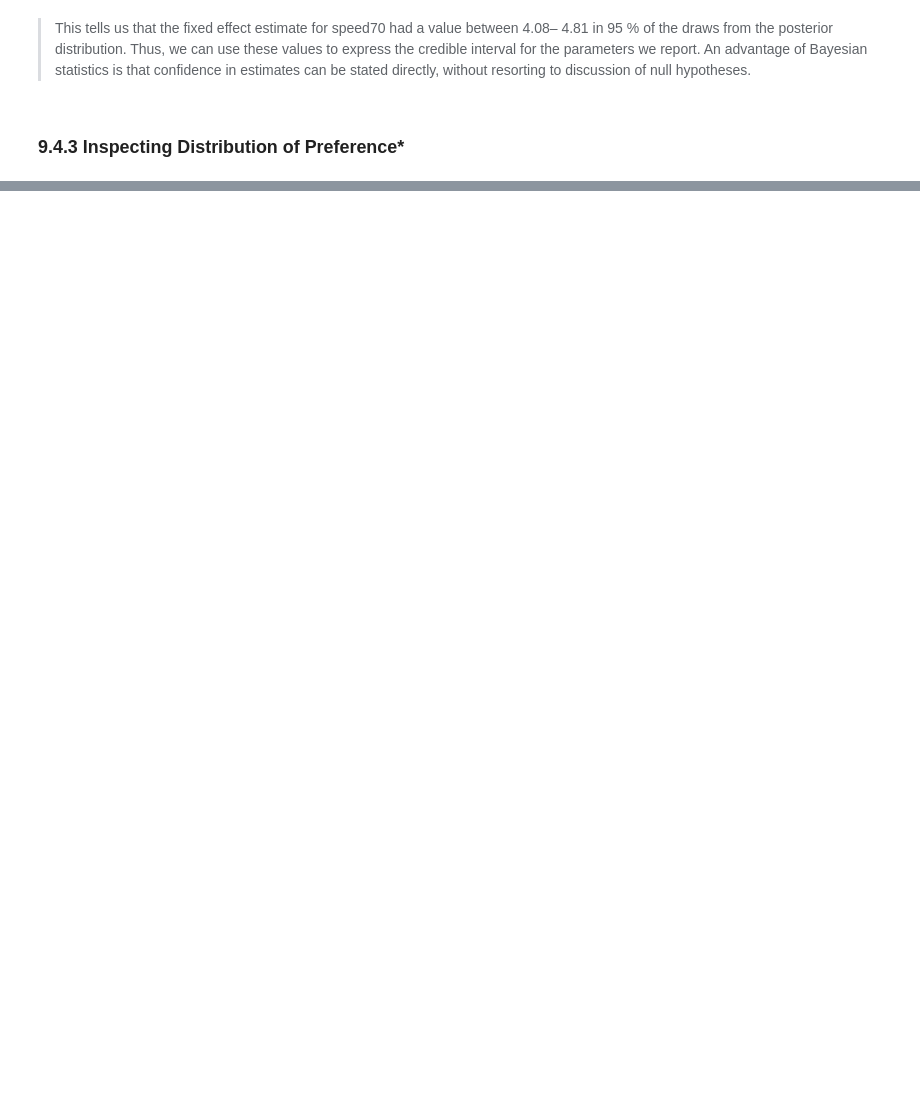
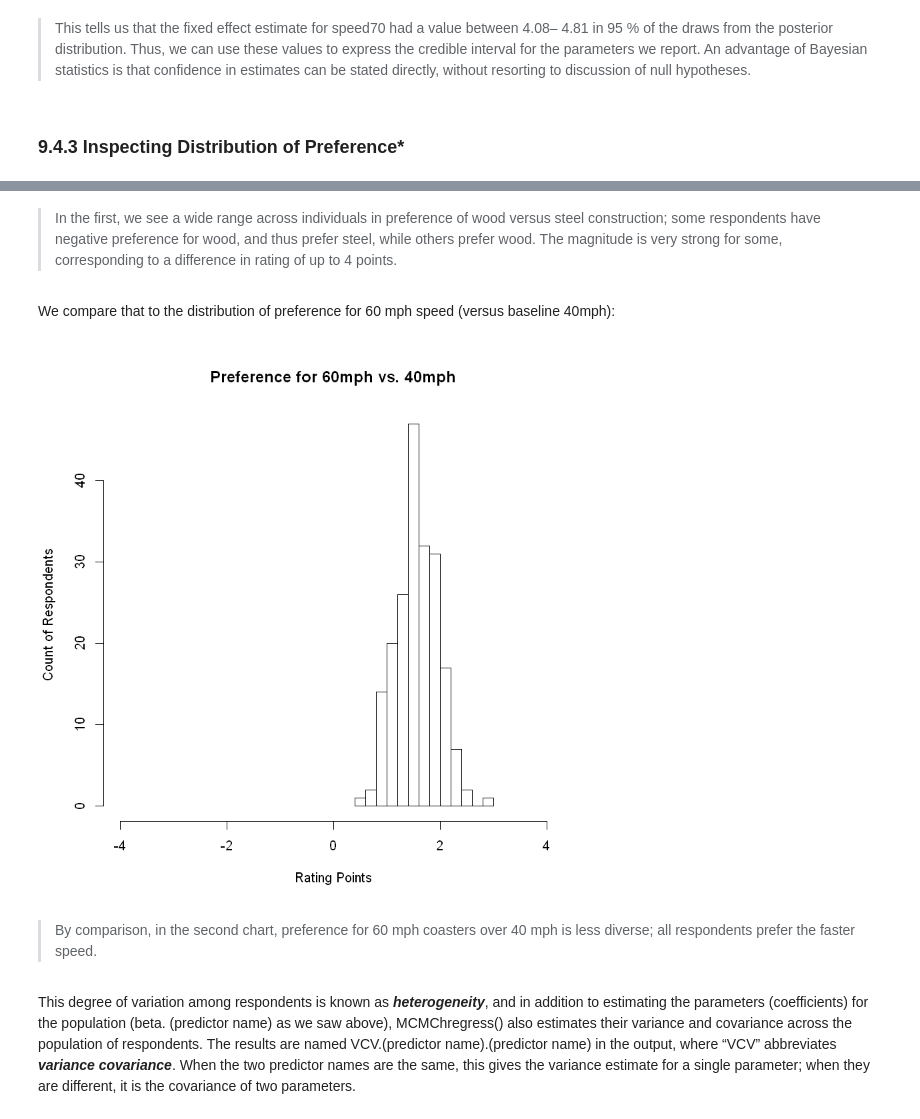
Before and after one commit to LeeChang-Soo/R-for-marketing-analytics, a Jupyter notebook: 9_Additional Linear Modeling Topics.ipynb, the cells around one changed output, grey strips where cells are left out. Saved outputs shown, nothing was run; the diff lists cells and outputs as text; code cells hidden in the pictures; blank space fills up the shorter version.

```diff
--- a/9_Additional Linear Modeling Topics.ipynb
+++ b/9_Additional Linear Modeling Topics.ipynb
@@ -1486,0 +1463,25 @@ hist(ride.constWood$statistics[,1], main='Preference for Wood vs. Steel',
+# %% [markdown]
+>In the first, we see a wide range across
+individuals in preference of wood versus steel construction; some respondents have
+negative preference for wood, and thus prefer steel, while others prefer wood. The
+magnitude is very strong for some, corresponding to a difference in rating of up to
+4 points.
+# %% [markdown]
+We compare that to the distribution of preference for 60 mph speed (versus baseline
+40mph):
+# %%
+ride.speed60 = summary(ride.mc2$mcmc[, grepl('b.speed60', colnames(ride.mc2$mcmc))]
+                      + ride.mc2$mcmc[,'beta.speed60'])
+hist(ride.speed60$statistics[,1],main="Preference for 60mph vs. 40mph",
+     xlab = 'Rating Points', ylab='Count of Respondents', xlim=c(-4,4))
+# %% [output]
+[figure, added]
+# %% [markdown]
+>By comparison, in the second chart, preference for 60 mph coasters over
+40 mph is less diverse; all respondents prefer the faster speed.
+# %% [markdown]
+This degree of variation among respondents is known as ***heterogeneity***, and in
+addition to estimating the parameters (coefficients) for the population (beta.
+(predictor name) as we saw above), MCMChregress() also estimates
+their variance and covariance across the population of respondents.
+The results are named VCV.(predictor name).(predictor name) in the output, where “VCV” abbreviates ***variance covariance***. When the two predictor names are the same, this gives the variance estimate for a single parameter; when they are different, it is the covariance of two parameters.
```
Also changed, not shown: parts of 48 cells of this notebook.
